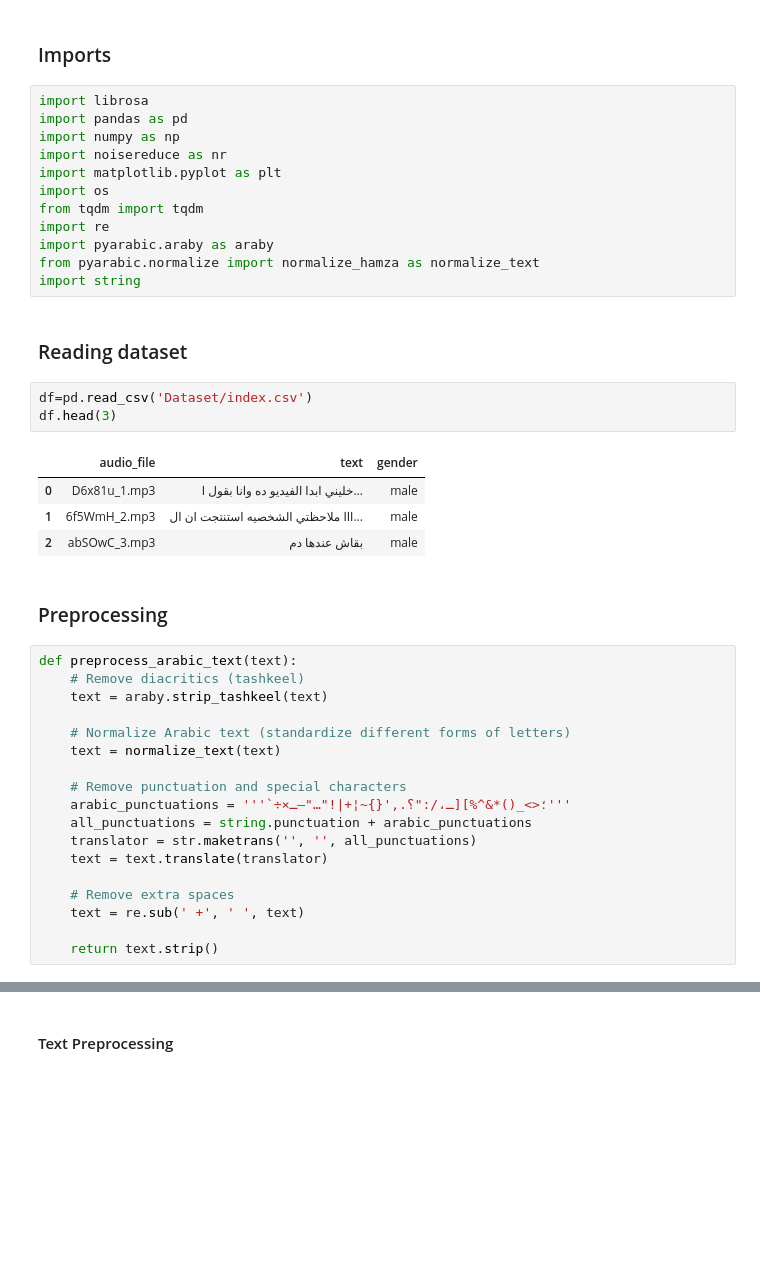
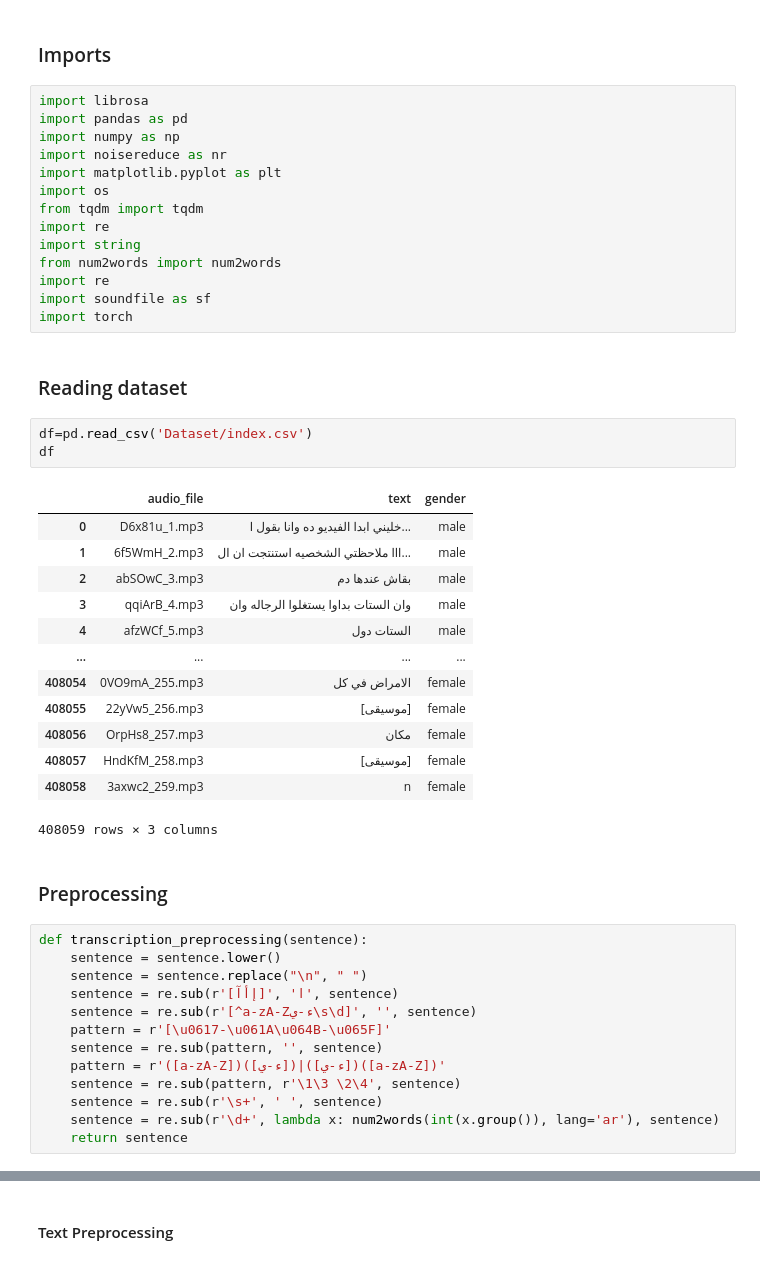
Before and after one commit to maryamabdallahmohamed/Zeroshot_TTS, a Jupyter notebook: Audio_Preprocessing.ipynb, the cells around one changed output, grey strips where cells are left out. Cells and saved outputs as stored; diff of their text form; blank space fills up the shorter version.

```diff
--- a/Audio_Preprocessing.ipynb
+++ b/Audio_Preprocessing.ipynb
@@ -9,39 +9,45 @@ import matplotlib.pyplot as plt
 import os
 from tqdm import tqdm
 import re
-import pyarabic.araby as araby
-from pyarabic.normalize import normalize_hamza as normalize_text
 import string
+from num2words import num2words
+import re
+import soundfile as sf
+import torch
 # %% [markdown]
 ### Reading dataset
 # %%
 df=pd.read_csv('Dataset/index.csv')
-df.head(3)
+df
 # %% [output]
 |  | audio_file | text | gender |
 | 0 | D6x81u_1.mp3 | خليني ابدا الفيديو ده وانا بقول ا... | male |
 | 1 | 6f5WmH_2.mp3 | ااا ملاحظتي الشخصيه استنتجت ان ال... | male |
 | 2 | abSOwC_3.mp3 | بقاش عندها دم | male |
+| 3 | qqiArB_4.mp3 | وان الستات بداوا يستغلوا الرجاله وان | male |
+| 4 | afzWCf_5.mp3 | الستات دول | male |
+| ... | ... | ... | ... |
+| 408054 | 0VO9mA_255.mp3 | الامراض في كل | female |
+| 408055 | 22yVw5_256.mp3 | [موسيقى] | female |
+| 408056 | OrpHs8_257.mp3 | مكان | female |
+| 408057 | HndKfM_258.mp3 | [موسيقى] | female |
+| 408058 | 3axwc2_259.mp3 | n | female |
+408059 rows × 3 columns
 # %% [markdown]
 ### Preprocessing
 # %%
-def preprocess_arabic_text(text):
-    # Remove diacritics (tashkeel)
-    text = araby.strip_tashkeel(text)
-
-    # Normalize Arabic text (standardize different forms of letters)
-    text = normalize_text(text)
-
-    # Remove punctuation and special characters
-    arabic_punctuations = '''`÷×؛<>_()*&^%][ـ،/:"؟.,'{}~¦+|!"…"–ـ'''
-    all_punctuations = string.punctuation + arabic_punctuations
-    translator = str.maketrans('', '', all_punctuations)
-    text = text.translate(translator)
-
-    # Remove extra spaces
-    text = re.sub(' +', ' ', text)
-
-    return text.strip()
+def transcription_preprocessing(sentence):
+    sentence = sentence.lower()
+    sentence = sentence.replace("\n", " ")
+    sentence = re.sub(r'[إأآ]', 'ا', sentence)
+    sentence = re.sub(r'[^a-zA-Zء-ي\s\d]', '', sentence)
+    pattern = r'[\u0617-\u061A\u064B-\u065F]'
+    sentence = re.sub(pattern, '', sentence)
+    pattern = r'([a-zA-Z])([ء-ي])|([ء-ي])([a-zA-Z])'
+    sentence = re.sub(pattern, r'\1\3 \2\4', sentence)
+    sentence = re.sub(r'\s+', ' ', sentence)
+    sentence = re.sub(r'\d+', lambda x: num2words(int(x.group()), lang='ar'), sentence)
+    return sentence
 # %%
 audio_files = set(os.listdir( 'Dataset/data/'))
 csv_audio_ids = set(df['audio_file'].values)
```
Also changed, not shown: parts of 26 cells of this notebook, 9 other files.
